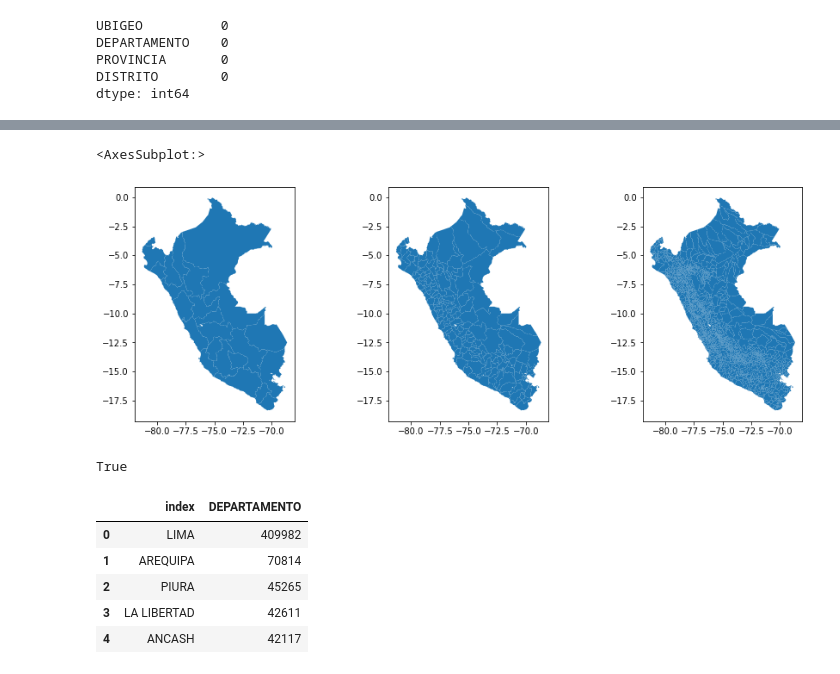
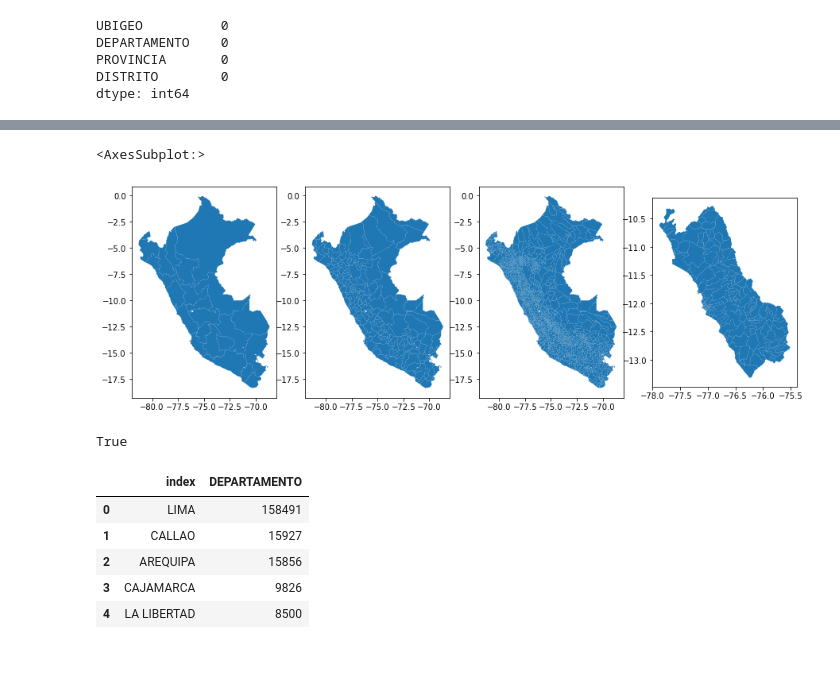
Before and after one commit to lililujan/pythonAnalytics, a Jupyter notebook: TrabajoPos.ipynb, the cells around one changed output, grey strips where cells are left out. Saved outputs shown, nothing was run; the diff lists cells and outputs as text; code cells hidden in the pictures.

```diff
--- a/TrabajoPos.ipynb
+++ b/TrabajoPos.ipynb
@@ -337,14 +552,17 @@ import geopandas as gpd
 # %%
 geo_deps = gpd.read_file('LIMITE_DEPARTAMENTAL (1).zip')
 geo_provs = gpd.read_file('LIMITE_PROVINCIAL.zip')
-geo_dists = gpd.read_file('LIMITE_DISTRITAL.zip')
+geo_dists = gpd.read_file('LIMITE_DISTRITAL.zip',encoding='latin1')
+# %%
+geo_dist_lima=geo_dists.query("NOMBDEP=='LIMA'").reset_index(drop=True)
 # %%
-fig, (ax1, ax2, ax3) = plt.subplots(nrows=1, ncols=3,
+fig, (ax1, ax2, ax3,ax4) = plt.subplots(nrows=1, ncols=4,
                                     figsize=(15, 5))
 
 geo_deps.plot(ax=ax1)
 geo_provs.plot(linewidth=0.5, ax=ax2)
 geo_dists.plot(linewidth=0.1, ax=ax3)
+geo_dist_lima.plot(linewidth=0.5, ax=ax4)
 # %% [output]
 <AxesSubplot:>
-[figure, old version]
+[figure, new version]
@@ -368,16 +590,16 @@ gdf_unique_dep.sort()
 True
 # %%
 # Contamos la cantidad de casos positivos por departamento
-conteo_dept = df['DEPARTAMENTO'].value_counts()
+conteo_dept = df_PCR['DEPARTAMENTO'].value_counts()
 conteo_dept = conteo_dept.reset_index()
 conteo_dept.head()
 # %% [output]
 |  | index | DEPARTAMENTO |
-| 0 | LIMA | 409982 |
-| 1 | AREQUIPA | 70814 |
-| 2 | PIURA | 45265 |
-| 3 | LA LIBERTAD | 42611 |
-| 4 | ANCASH | 42117 |
+| 0 | LIMA | 158491 |
+| 1 | CALLAO | 15927 |
+| 2 | AREQUIPA | 15856 |
+| 3 | CAJAMARCA | 9826 |
+| 4 | LA LIBERTAD | 8500 |
 # %%
 # Unimos los conteos utilizando los nombres de departamentos
 geo_conteo_dept = pd.merge(left=geo_deps, right=conteo_dept,
```
Also changed, not shown: parts of 35 cells of this notebook.
